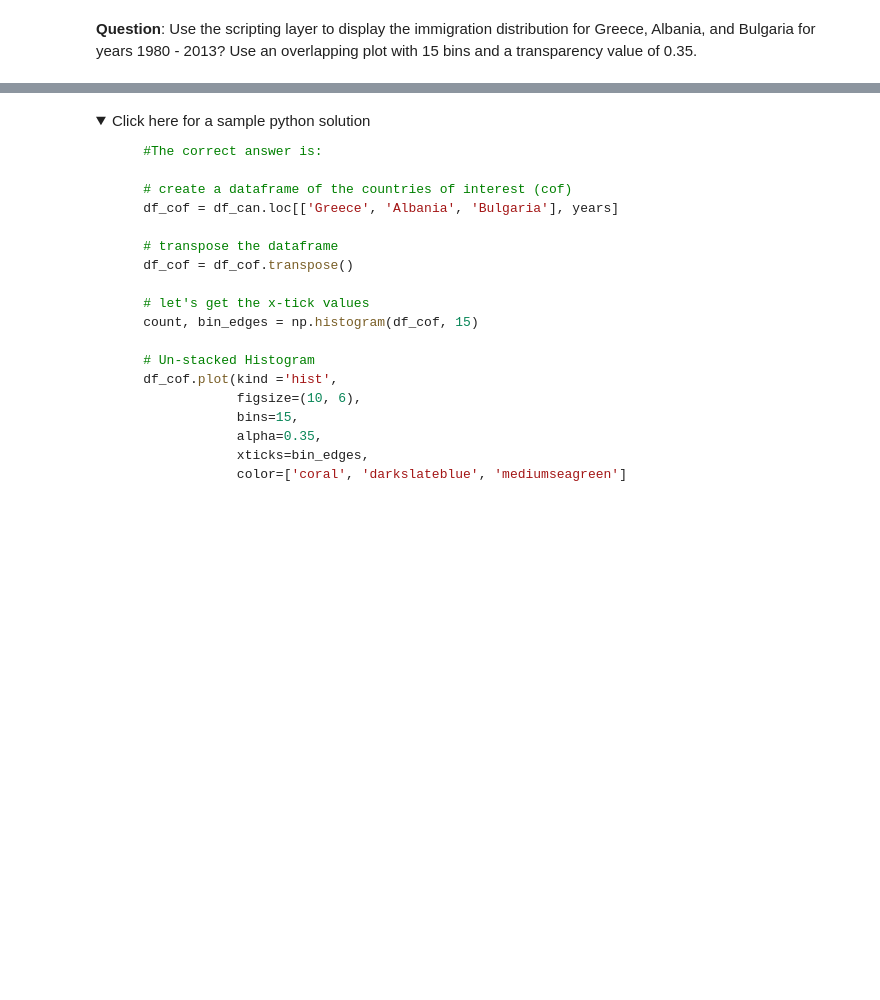
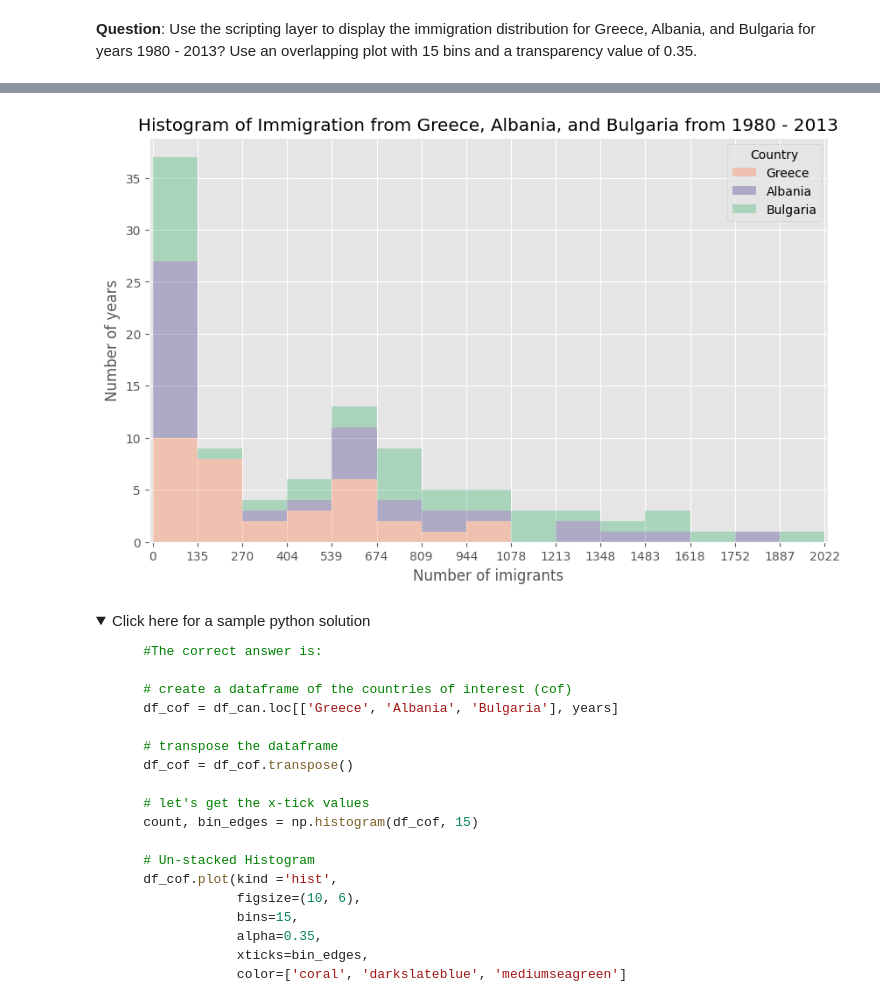
Before and after one commit to aymanejaz/Python-For-DataScience, a Jupyter notebook: 44- Exercise - Area Plots Histograms and Bar Plots - With Dataset.ipynb, the cells around one changed output, grey strips where cells are left out. Cells and saved outputs as stored; diff of their text form; code cells hidden in the pictures; folded sections open; blank space fills up the shorter version.

```diff
--- a/44- Exercise - Area Plots Histograms and Bar Plots - With Dataset.ipynb
+++ b/44- Exercise - Area Plots Histograms and Bar Plots - With Dataset.ipynb
@@ -687,3 +749,26 @@ plt.show()
+# %%
+# Use an overlapping plot with 15 bins and a transparency value of 0.35.
+
+# count --> array([10,  0,  0,  0,  0,  0,  0,  0,  2,  0,  0,  0,  1,  1,  1], dtype=int64)
+
+count, bin_edges = np.histogram(df_transpose, 15)
+
+# un-stacked Histogram
+df_transpose.plot(kind='hist',
+                 figsize=(10,6),
+                 bins=15,
+                 xticks=bin_edges,
+                 alpha=0.35,
+                 color=['coral', 'darkslateblue', 'mediumseagreen'],
+                 stacked= True,
+                 xlim=(xmin,xmax)
+                 )
+plt.title('Histogram of Immigration from Greece, Albania, and Bulgaria from 1980 - 2013')
+plt.ylabel('Number of years')
+plt.xlabel('Number of imigrants')
+plt.show()
+# %% [output]
+[figure, added]
 # %% [markdown]
 <details><summary>Click here for a sample python solution</summary>
 
```
Also changed, not shown: parts of 20 cells of this notebook.
